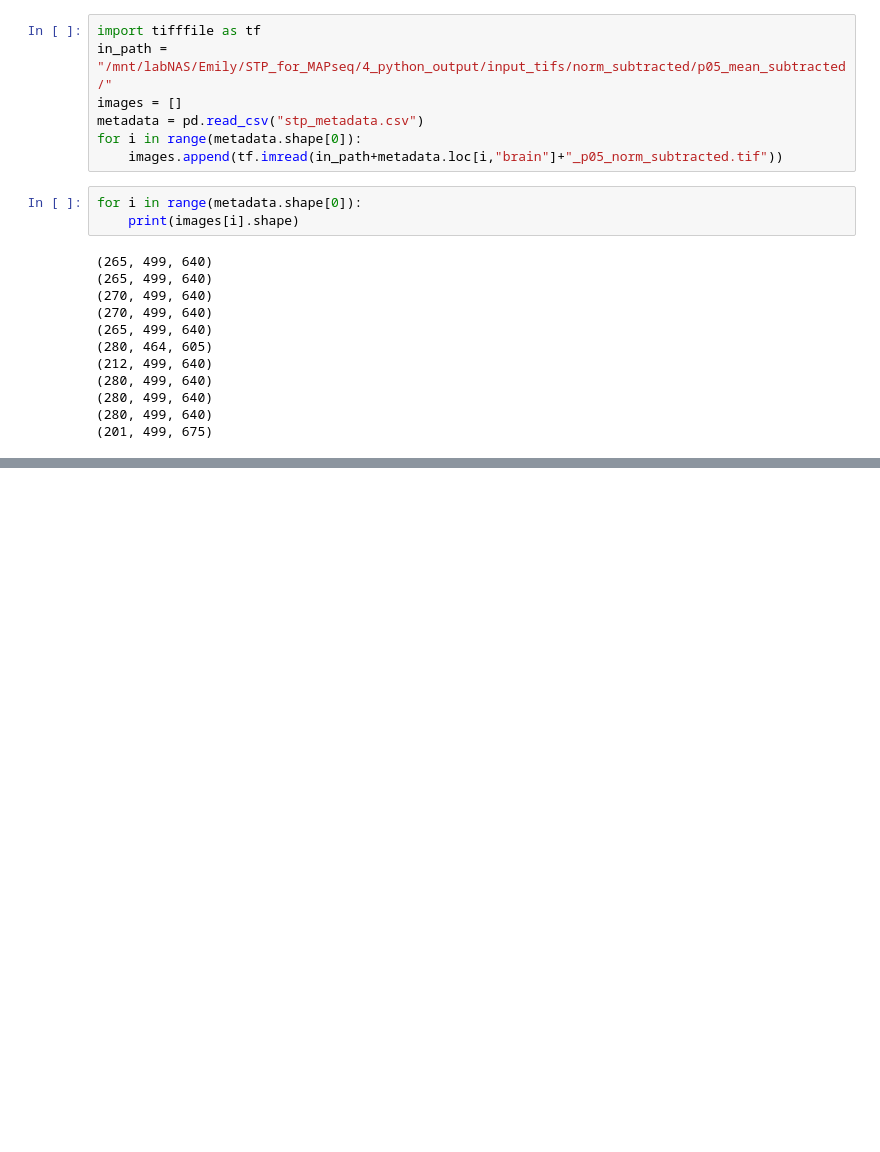
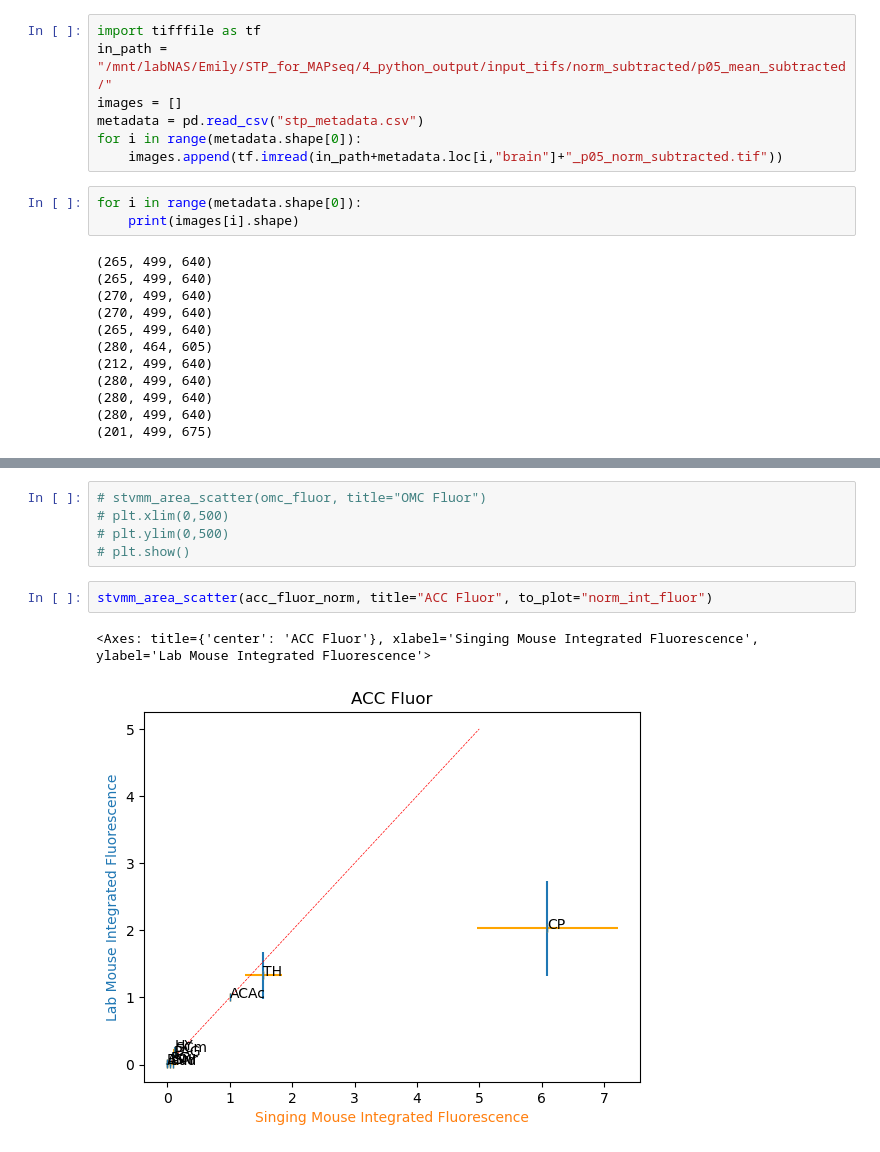
Before and after one commit to eisko/STP_analysis, a Jupyter notebook: test.ipynb, the cells around one changed output, grey strips where cells are left out. Drawn from its saved outputs; the diff is of its cells as text; blank space fills up the shorter version.

```diff
--- a/test.ipynb
+++ b/test.ipynb
@@ -286,0 +456,10 @@ for i in range(metadata.shape[0]):
+# %%
+# stvmm_area_scatter(omc_fluor, title="OMC Fluor")
+# plt.xlim(0,500)
+# plt.ylim(0,500)
+# plt.show()
+# %%
+stvmm_area_scatter(acc_fluor_norm, title="ACC Fluor", to_plot="norm_int_fluor")
+# %% [output]
+<Axes: title={'center': 'ACC Fluor'}, xlabel='Singing Mouse Integrated Fluorescence', ylabel='Lab Mouse Integrated Fluorescence'>
+[figure, added]
```
Also changed, not shown: parts of 9 cells of this notebook, 1 other file.
